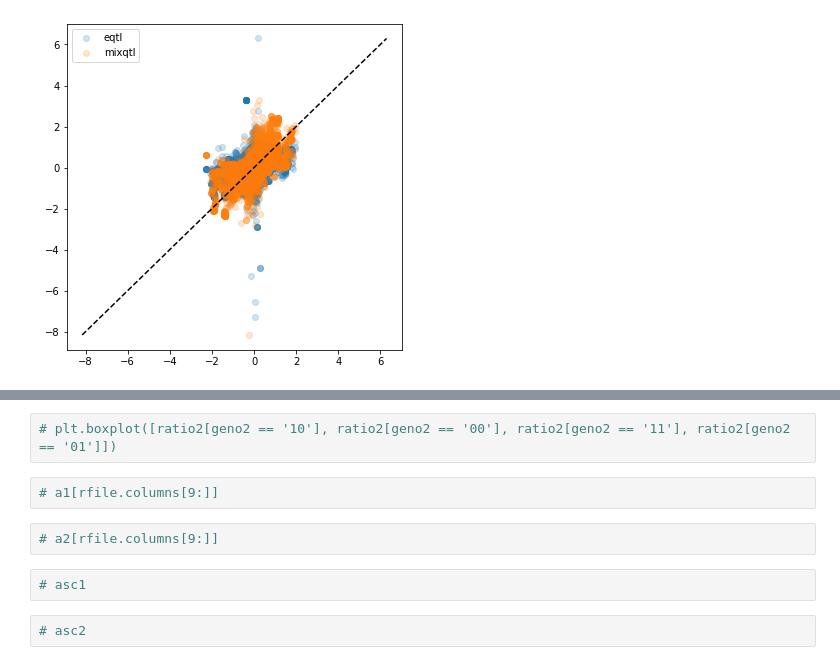
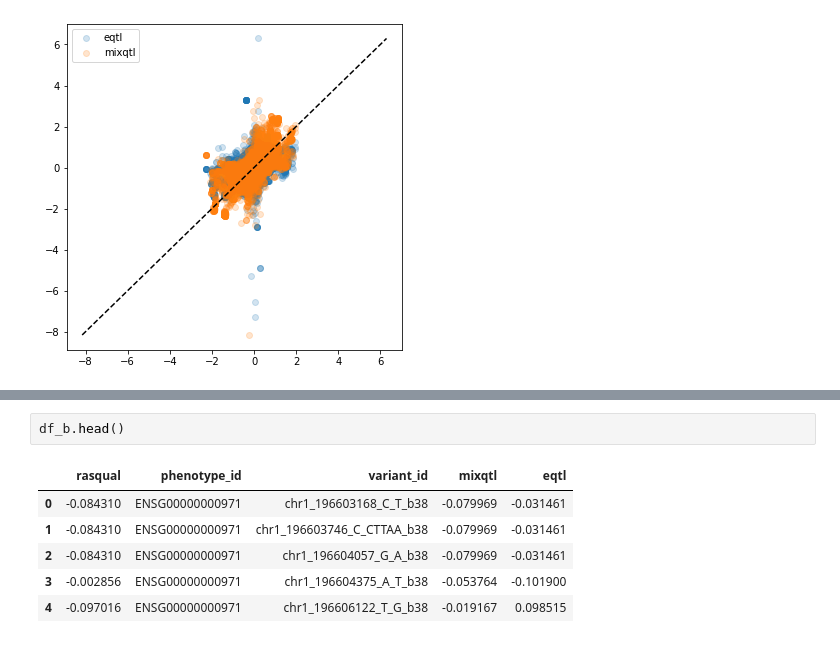
Before and after one commit to liangyy/run-rasqual, a Jupyter notebook: results_on_kidney_cortex.ipynb, the cells around one changed output, grey strips where cells are left out. Cells and saved outputs as stored; diff of their text form.

```diff
--- a/results_on_kidney_cortex.ipynb
+++ b/results_on_kidney_cortex.ipynb
@@ -285,10 +213,9 @@ fig.savefig("effect_size_kidney_cortex_100kb.png",dpi=(250), bbox_inches='tight'
-# %%
-# plt.boxplot([ratio2[geno2 == '10'], ratio2[geno2 == '00'], ratio2[geno2 == '11'], ratio2[geno2 == '01']])
-# %%
-# a1[rfile.columns[9:]]
-# %%
-# a2[rfile.columns[9:]]
-# %%
-# asc1
-# %%
-# asc2
+# %%
+df_b.head()
+# %% [output]
+|  | rasqual | phenotype_id | variant_id | mixqtl | eqtl |
+| 0 | -0.084310 | ENSG00000000971 | chr1_196603168_C_T_b38 | -0.079969 | -0.031461 |
+| 1 | -0.084310 | ENSG00000000971 | chr1_196603746_C_CTTAA_b38 | -0.079969 | -0.031461 |
+| 2 | -0.084310 | ENSG00000000971 | chr1_196604057_G_A_b38 | -0.079969 | -0.031461 |
+| 3 | -0.002856 | ENSG00000000971 | chr1_196604375_A_T_b38 | -0.053764 | -0.101900 |
+| 4 | -0.097016 | ENSG00000000971 | chr1_196606122_T_G_b38 | -0.019167 | 0.098515 |
```
Also changed, not shown: parts of 45 cells of this notebook, 1 other file.
